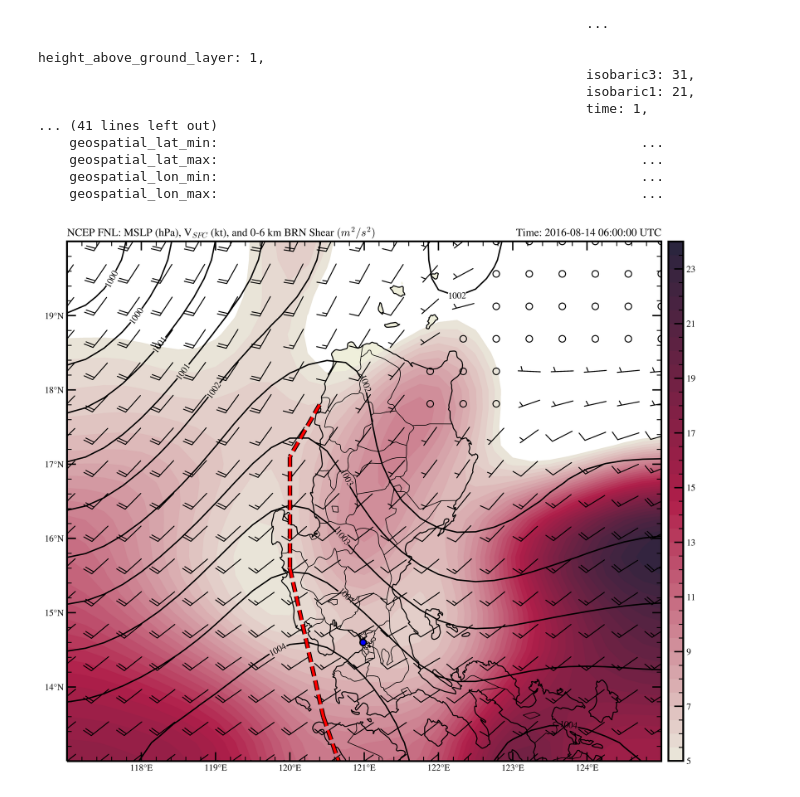
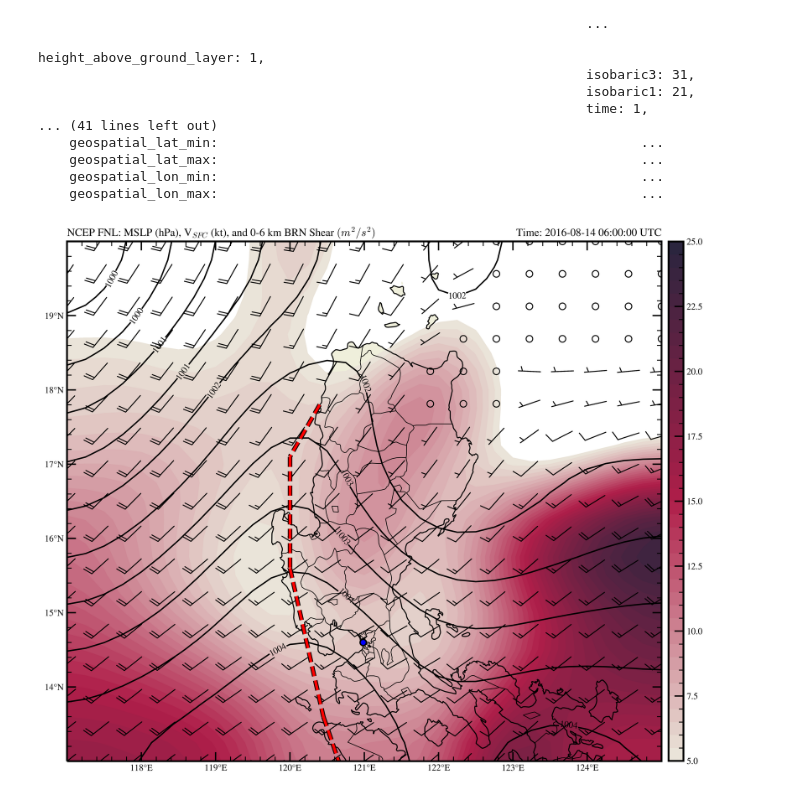
Before and after one commit to AstroCGHA/NCEP-GFS, a Jupyter notebook: MLSP, Winds, BWD Shear.ipynb, the cells around one changed output. Saved outputs shown, nothing was run; the diff lists cells and outputs as text; code cells hidden in the pictures.

Commit message:
Python 3.9
[Mesoscale] Data Visualization of MSLP, Surface Winds, and Bulk-Richardson Wind Shear (BRN Shear).

```diff
--- a/MLSP, Winds, BWD Shear.ipynb
+++ b/MLSP, Winds, BWD Shear.ipynb
@@ -117,10 +117,9 @@ ax.add_feature(cfeature.STATES.with_scale('50m'))
 ax.add_feature(cfeature.LAND)
 
 # Add BRN Shear contours
-shr_range = np.arange(5, 24.5, 0.5)
+shr_range = np.arange(5, 25.5, 0.5)
 shr = ax.contourf(lons, lats, brn_shear, shr_range, cmap='swift.red_r', transform=datacrs)
 cbar = plt.colorbar(shr, orientation='vertical', pad=0.01, aspect=35, shrink=0.664)
-#cbar.ax.set_yticklabels(['25', '30', '35', '40', '45', '50', '55', '60', '65', '70', '75'])
 cbar.ax.minorticks_on()
 cbar.ax.tick_params(which='major', length=10, width=1.5, top=True, right=True, direction='in')
 cbar.ax.tick_params(which='minor', length=5, width=1, top=True, right=True, direction='in')
@@ -171,31 +170,31 @@ ax.set_title('NCEP FNL: MSLP (hPa), V$_{SFC}$ (kt), and 0-6 km BRN Shear $(m^{2}
 ax.set_title('Time: {} UTC'.format(vtime), loc='right')
 
 # Add marker of Manila, NCR via its lats and lons
 manila_lon, manila_lat = 120.9842, 14.5995
 ax.plot(manila_lon, manila_lat, color='blue', markersize=7,
         markeredgewidth=1.5, markeredgecolor='k', marker='o', transform=datacrs)
 
 # Set X and Y-ticks for Latitude and Longitude Coordinates
 ax.set_yticks(lats, 5, crs=ccrs.PlateCarree())
 ax.set_xticks(lons, 5, crs=ccrs.PlateCarree())
 lat_formatter = cticker.LatitudeFormatter()
 long_formatter = cticker.LongitudeFormatter()
 ax.yaxis.set_major_formatter(lat_formatter)
 ax.xaxis.set_major_formatter(long_formatter)
 ax.set_xticks(ax.get_xticks()[1:8]) #Hide end points of longitude tickmarks
 ax.set_yticks(ax.get_yticks()[1:7]) #Hide end points of latitude tickmarks
 ax.minorticks_on()
 ax.tick_params(which='major', length=10, width=1.5, top=True, right=True, direction='in')
 ax.tick_params(which='minor', length=5, width=1, top=True, right=True, direction='in')
 
 # Adjust image and show
 plt.subplots_adjust(bottom=0, top=1)
 plt.rcParams['axes.linewidth'] = 2
 plt.rcParams['figure.dpi'] = 500
 plt.rcParams['figure.facecolor'] = 'white'
 plt.rcParams['mathtext.fontset'] = 'cm'
 plt.rcParams['font.family'] = 'STIXGeneral'
 plt.savefig('MLSP, Zsurf, BRN Shear.jpg', bbox_inches="tight")
 plt.show()
 # %% [output]
-[figure, old version]
+[figure, new version]
```
